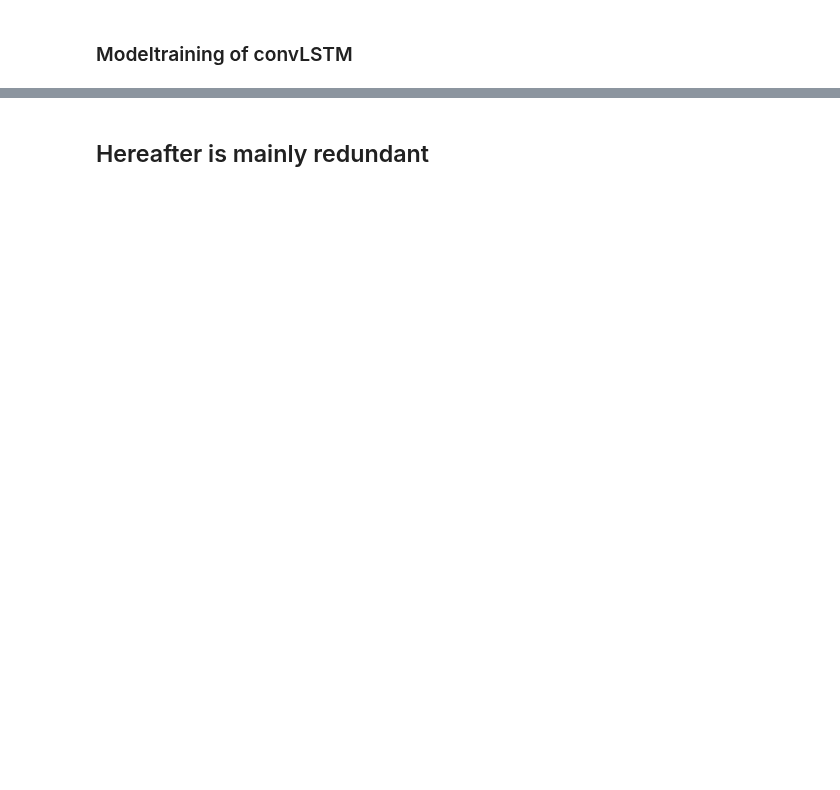
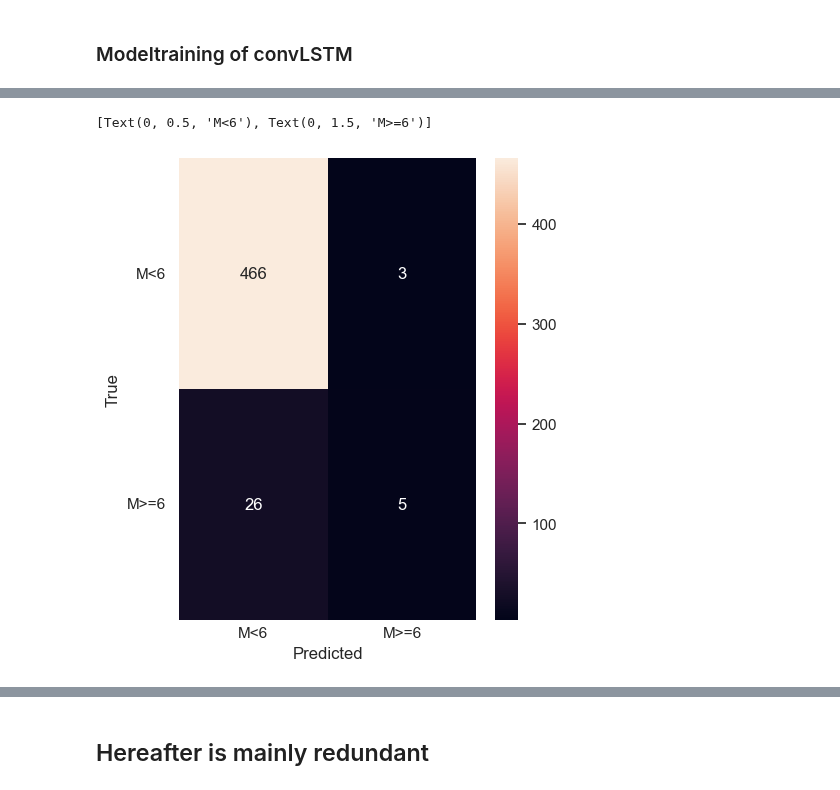
Before and after one commit to TheTrueSquirrel/thesis_spring_2023, a Jupyter notebook: sketch3.ipynb, the cells around one changed output, grey strips where cells are left out. Saved outputs shown, nothing was run; the diff lists cells and outputs as text; code cells hidden in the pictures; blank space fills up the shorter version.

```diff
--- a/sketch3.ipynb
+++ b/sketch3.ipynb
@@ -738,7 +738,7 @@ import numpy as np
 import pandas as pd
 
 # Choose frequency and binsize
-freq = 'W'
+freq = 'M'
 binsize = 2
 
 # Load earthquake data into a pandas DataFrame
@@ -803,8 +803,7 @@ from sklearn.model_selection import train_test_split
 # split data in train en test set
 dataset_convLSTM = tensor_convLSTM.reshape((tensor_convLSTM.shape[1], tensor_convLSTM.shape[2], tensor_convLSTM.shape[3], tensor_convLSTM.shape[4]))
 
-
-train, val_test = train_test_split(dataset_convLSTM, test_size=.4, shuffle=False, random_state=43)
+train, val_test = train_test_split(dataset_convLSTM, test_size=.3, shuffle=False, random_state=43)
 val, test = train_test_split(val_test, test_size=.5, shuffle=False, random_state=43)
 
 """
@@ -833,18 +832,21 @@ def dataset_generator(data, seq_length):
 
   input_data = data[:-seq_length]
   targets = data[seq_length:]
-  dataset = timeseries_dataset_from_array(input_data, targets, sequence_length=seq_length, sampling_rate=1, sequence_stride=1, shuffle=False, batch_size=len(data))
-
-
+  dataset = timeseries_dataset_from_array(input_data, (targets >= 4.5).astype(int), sequence_length=seq_length, sampling_rate=1, sequence_stride=1, shuffle=False, batch_size=len(data))
+  """
   for batch in dataset:
     inputs, targets = batch
     assert np.array_equal(inputs[0], data[:seq_length])  # First sequence: steps [0-9]
     assert np.array_equal(targets[0], data[seq_length])  # Corresponding target: step 10
-    return dataset
+    """
+  return dataset
 
-train_dataset = dataset_generator(train, 10)
-val_dataset = dataset_generator(val, 10)
-test_dataset = dataset_generator(test, 10)
+# Set lookback timewindow
+timewindow = 12
+
+train_dataset = dataset_generator(train, timewindow)
+val_dataset = dataset_generator(val, timewindow)
+test_dataset = dataset_generator(test, timewindow)
 
 # Create train set
 for batch in train_dataset:
@@ -986,0 +1007,11 @@ plt.show()
+# %%
+import seaborn as sns
+from sklearn.metrics import confusion_matrix
+p = sns.heatmap(confusion_matrix(np.array(data2).flatten(), data1.flatten()), annot=True, fmt='g')
+p.set_xlabel("Predicted")
+p.set_ylabel("True")
+p.xaxis.set_ticklabels(['M<6', 'M>=6'], ha="center", va="center")
+p.yaxis.set_ticklabels(['M<6', 'M>=6'], rotation=0, va="center")
+# %% [output]
+[Text(0, 0.5, 'M<6'), Text(0, 1.5, 'M>=6')]
+[figure, added]
```
Also changed, not shown: parts of 5 cells of this notebook.
